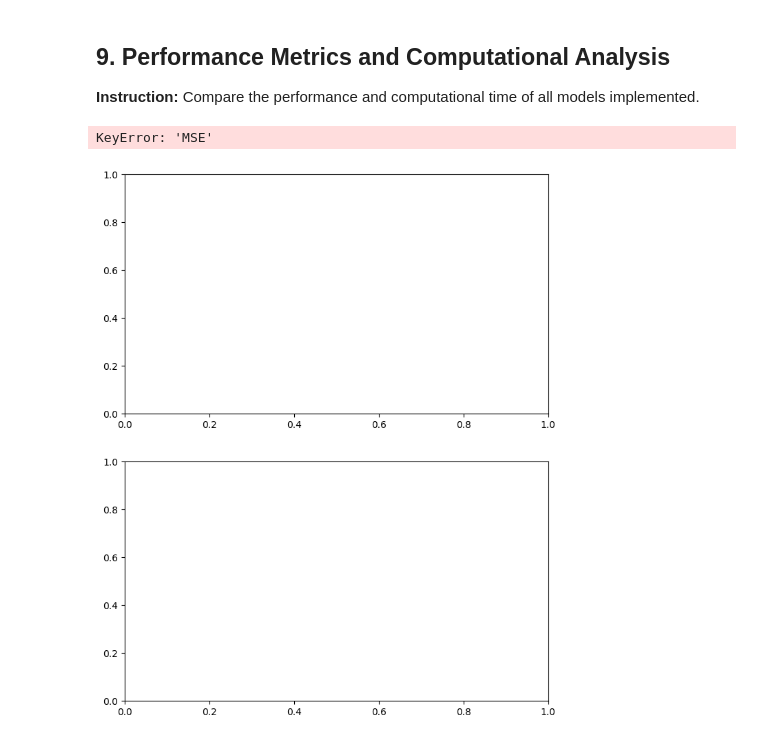
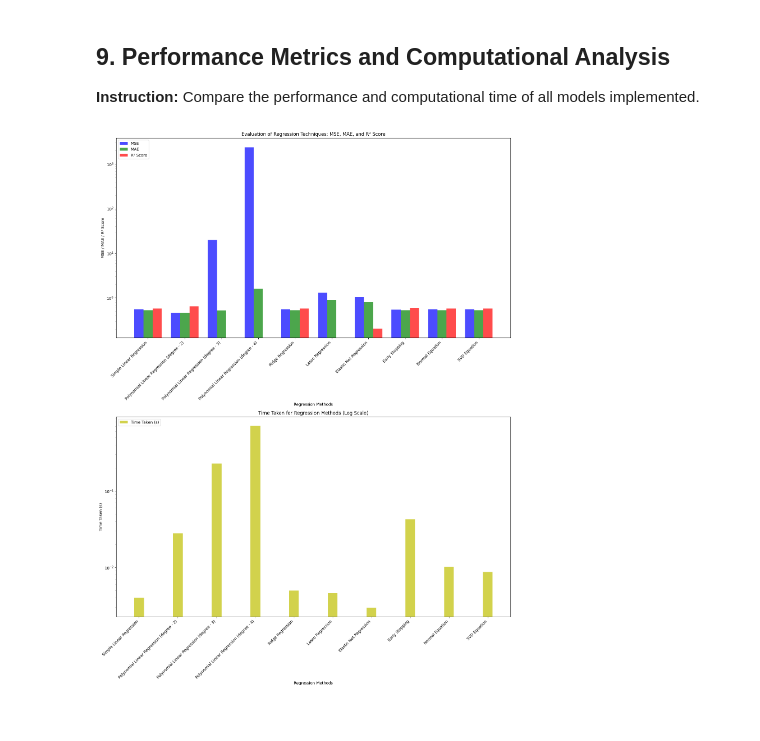
Before and after one commit to SayanDasDev/ML-College-, a Jupyter notebook: project_1/Regression_Project_new (1).ipynb, the cells around one changed output. Cells and saved outputs as stored; diff of their text form; code cells hidden in the pictures.

```diff
--- a/project_1/Regression_Project_new (1).ipynb
+++ b/project_1/Regression_Project_new (1).ipynb
@@ -617,42 +560,38 @@ matrices
 **Instruction:** Compare the performance and computational time of all models implemented.
 # %%
 # Create the figure and subplots
-fig, ax = plt.subplots(2, 1, figsize=(8, 10))
+fig, ax = plt.subplots(2, 1, figsize=(15, 20))
 
-# Get the number of methods and their names (index)
 x = np.arange(len(matrices))
 width = 0.25
 
-# Plot MSE, MAE, and R² Score comparison directly
-ax[0].bar(x - width, matrices['MSE'], width, label='MSE', color='b', alpha=0.7)
-ax[0].bar(x, matrices['MAE'], width, label='MAE', color='g', alpha=0.7)
-ax[0].bar(x + width, matrices['R2'], width, label='R² Score', color='r', alpha=0.7)
+ax[0].bar(x - width, matrices['Test MSE'], width, label='MSE', color='b', alpha=0.7)
+ax[0].bar(x, matrices['Test MAE'], width, label='MAE', color='g', alpha=0.7)
+ax[0].bar(x + width, matrices['Test R2'], width, label='R² Score', color='r', alpha=0.7)
 
-# Set labels, titles, and ticks for the first plot
+ax[0].set_yscale('log')
+
 ax[0].set_xlabel('Regression Methods')
 ax[0].set_ylabel('MSE / MAE / R² Score')
 ax[0].set_title('Evaluation of Regression Techniques: MSE, MAE, and R² Score')
 ax[0].set_xticks(x)
 ax[0].set_xticklabels(matrices.index, rotation=45, ha='right')
 ax[0].legend(loc='upper left')
 
-# Plot computational time comparison with log scale
+
+
 ax[1].bar(x, matrices['Time Taken'], width, label='Time Taken (s)', color='y', alpha=0.7)
 
-# Set y-axis to logarithmic scale for time
 ax[1].set_yscale('log')
 
-# Set labels, titles, and ticks for the second plot
 ax[1].set_xlabel('Regression Methods')
 ax[1].set_ylabel('Time Taken (s)')
 ax[1].set_title('Time Taken for Regression Methods (Log Scale)')
 ax[1].set_xticks(x)
 ax[1].set_xticklabels(matrices.index, rotation=45, ha='right')
 ax[1].legend(loc='upper left')
 
-# Adjust layout to prevent overlap
 plt.tight_layout()
 plt.show()
 # %% [output]
-KeyError: 'MSE'
-[figure, old version]
+[figure, new version]
```
Also changed, not shown: parts of 13 cells of this notebook, 15 other files.
